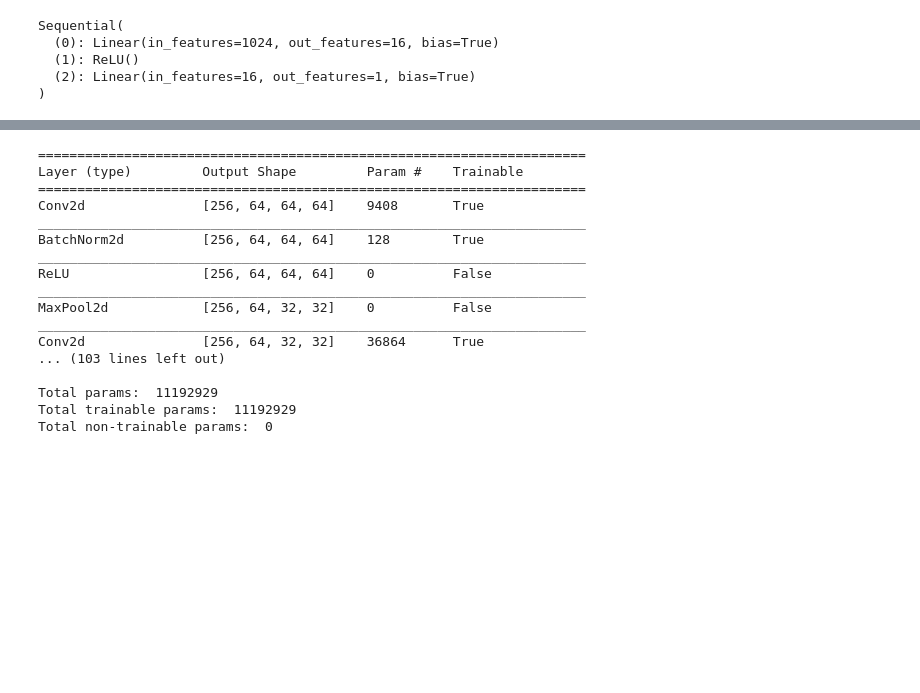
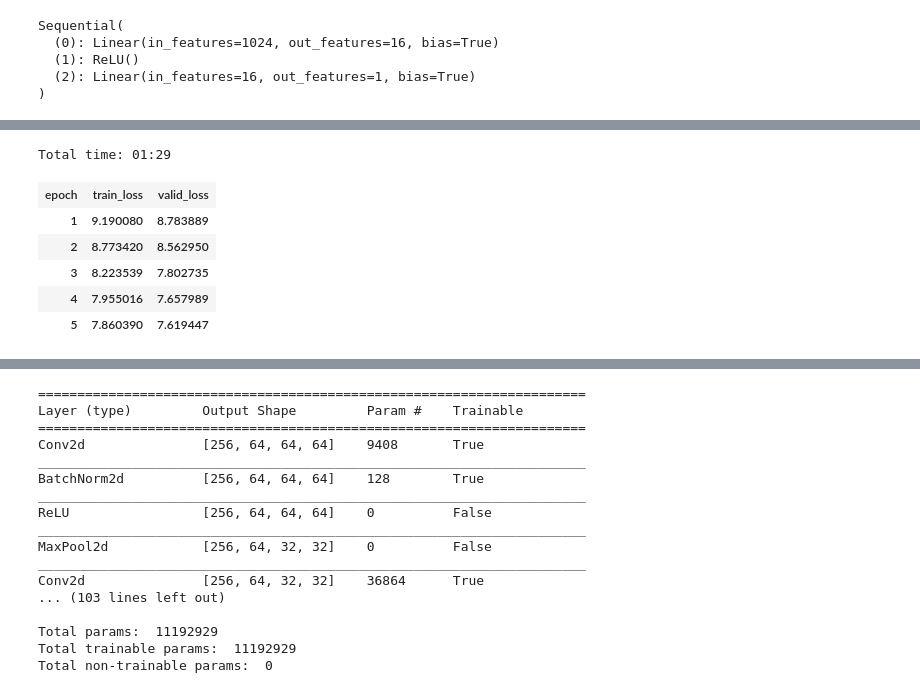
Before and after one commit to mraggi/PlaygroundTestingSharing, a Jupyter notebook: MinimalAgeFinder.ipynb, the cells around one changed output, grey strips where cells are left out. Cells and saved outputs as stored; diff of their text form; code cells hidden in the pictures; blank space fills up the shorter version.

```diff
--- a/MinimalAgeFinder.ipynb
+++ b/MinimalAgeFinder.ipynb
@@ -59,3 +66,13 @@ Total time: 00:54
+# %%
+learn.fit_one_cycle(5)
+# %% [output]
+Total time: 01:29
+| epoch | train_loss | valid_loss |
+| 1 | 9.190080 | 8.783889 |
+| 2 | 8.773420 | 8.562950 |
+| 3 | 8.223539 | 7.802735 |
+| 4 | 7.955016 | 7.657989 |
+| 5 | 7.860390 | 7.619447 |
 # %%
 learn.unfreeze()
 learn.lr_find(); learn.recorder.plot()
```
Also changed, not shown: parts of 9 cells of this notebook.
